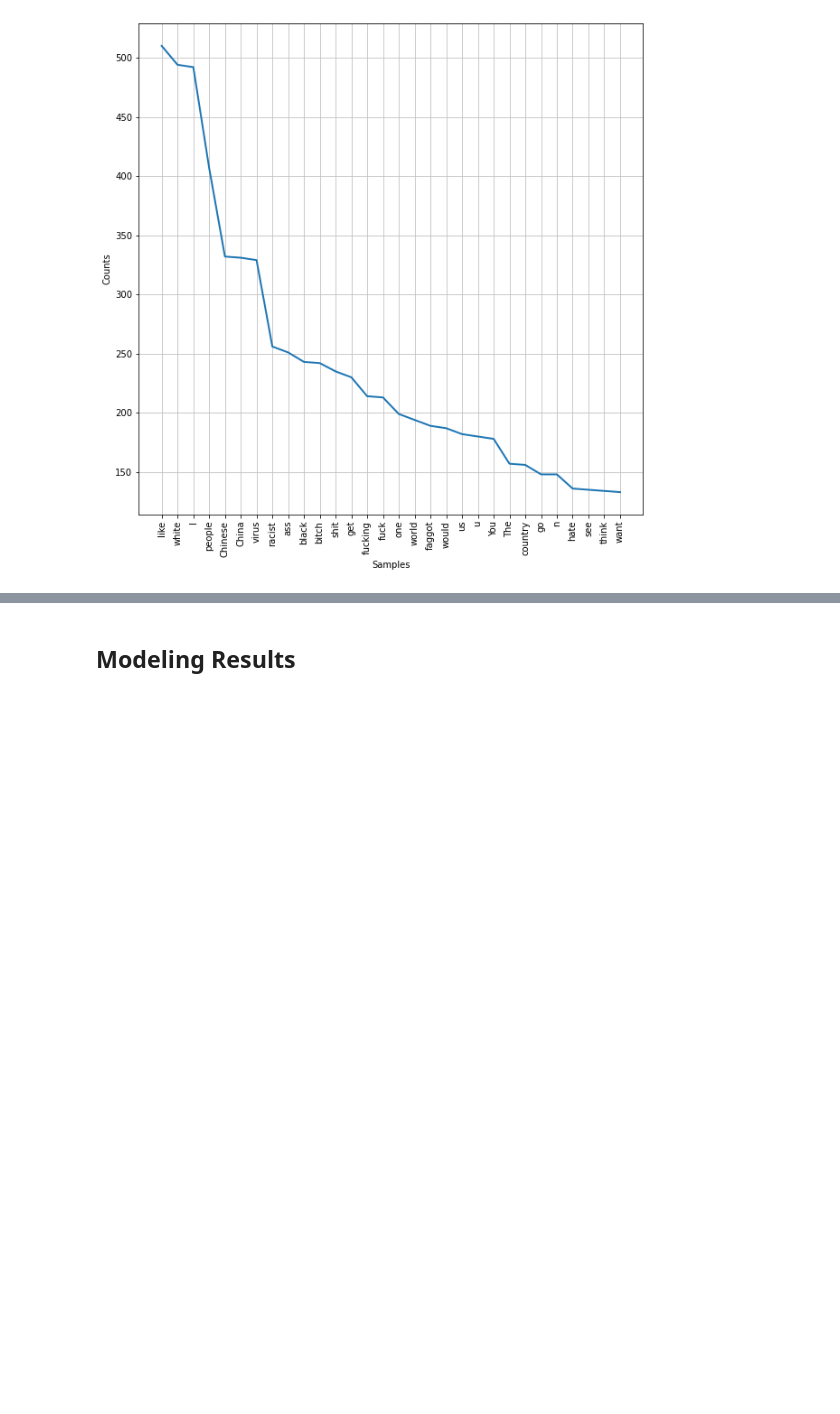
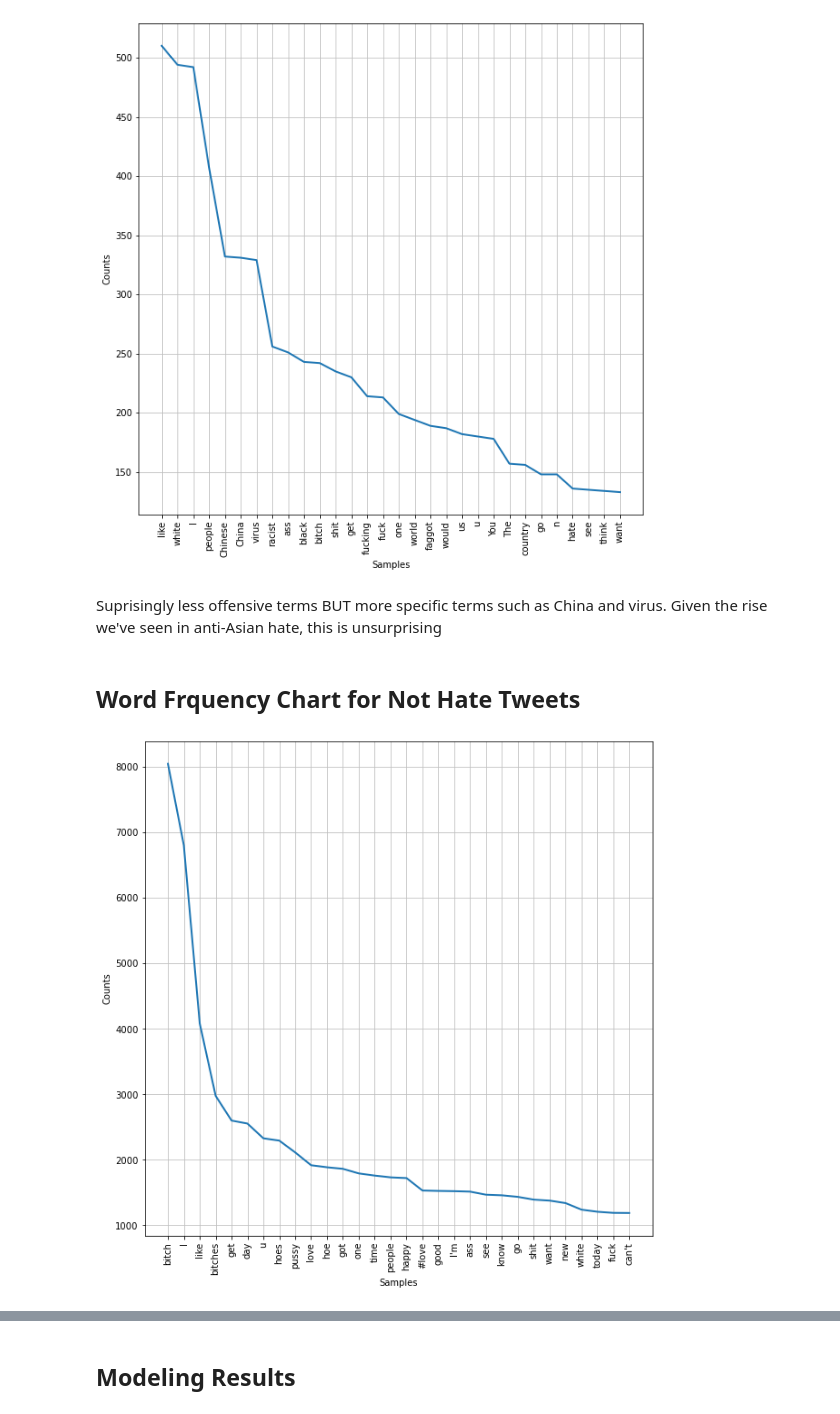
Before and after one commit to cdlc01/Twitter_Hate_Speech_Analysis, a Jupyter notebook: EDA.ipynb, the cells around one changed output, grey strips where cells are left out. Cells and saved outputs as stored; diff of their text form; code cells hidden in the pictures; blank space fills up the shorter version.

```diff
--- a/EDA.ipynb
+++ b/EDA.ipynb
@@ -214,3 +193,21 @@ plt.figure(figsize=(10, 10))
 fdist_2.plot(30);
 # %% [output]
 [figure]
+# %% [markdown]
+Suprisingly less offensive terms BUT more specific terms such as China and virus. Given the rise we've seen in anti-Asian hate, this is unsurprising
+# %% [markdown]
+## Word Frquency Chart for Not Hate Tweets
+# %%
+not_hate_word_list = []
+for tweet in df[df['label'] == 0]['tweet'].values:
+    words = reg_token.tokenize(tweet)
+    for word in words:
+        not_hate_word_list.append(word)
+# %%
+not_hate_word_list = [word for word in not_hate_word_list if word not in sw]
+# %%
+fdist_3 = FreqDist(not_hate_word_list)
+plt.figure(figsize=(10, 10))
+fdist_3.plot(30);
+# %% [output]
+[figure, added]
```
Also changed, not shown: parts of 59 cells of this notebook, 9 other files.
